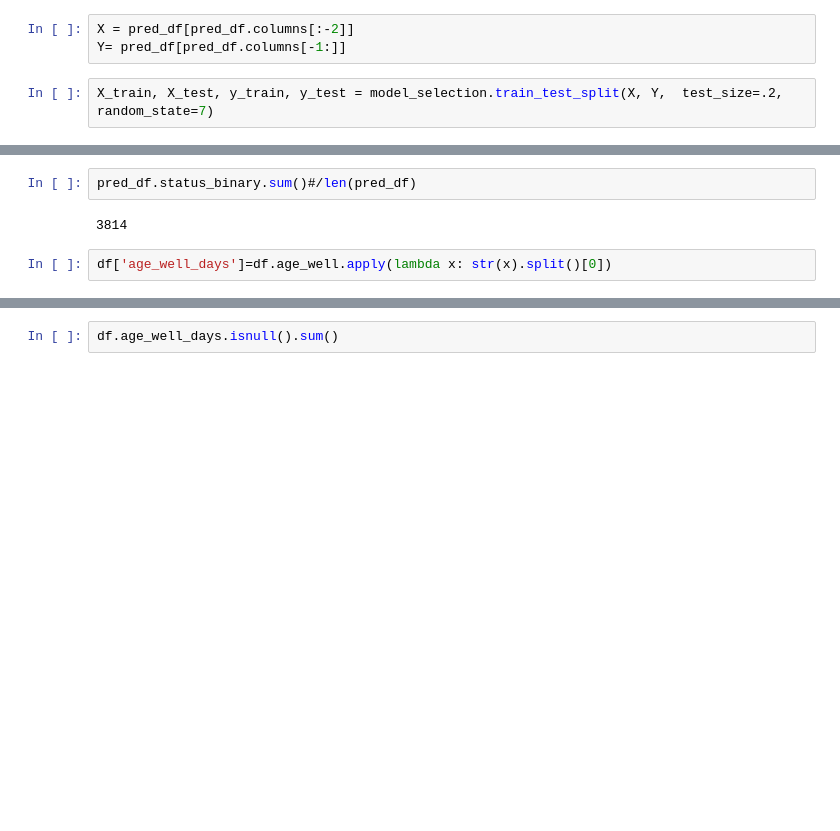
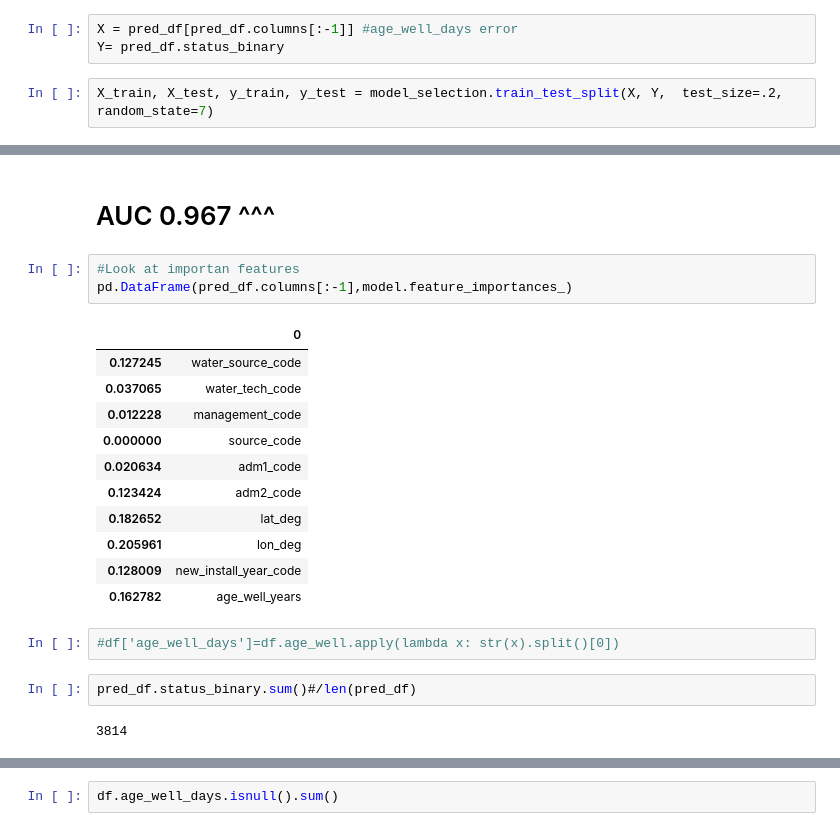
Before and after one commit to dan-watson-ucb/Capstone_Water_Access, a Jupyter notebook: Waterpoint Baseline Model.ipynb, the cells around one changed output, grey strips where cells are left out. Saved outputs shown, nothing was run; the diff lists cells and outputs as text; blank space fills up the shorter version.

```diff
--- a/Waterpoint Baseline Model.ipynb
+++ b/Waterpoint Baseline Model.ipynb
@@ -121,8 +162,8 @@ See the caveats in the documentation: http://pandas.pydata.org/pandas-docs/stabl
 # graph by install year
 # fill na's with or __MISSING__
 # %%
-X = pred_df[pred_df.columns[:-2]]
-Y= pred_df[pred_df.columns[-1:]]
+X = pred_df[pred_df.columns[:-1]] #age_well_days error
+Y= pred_df.status_binary
 # %%
 X_train, X_test, y_train, y_test = model_selection.train_test_split(X, Y,  test_size=.2, random_state=7)
 # %%
@@ -150,6 +233,23 @@ log_loss 2.98412568294
+# %% [markdown]
+# AUC 0.967 ^^^
+# %%
+#Look at importan features
+pd.DataFrame(pred_df.columns[:-1],model.feature_importances_)
+# %% [output]
+|  | 0 |
+| 0.127245 | water_source_code |
+| 0.037065 | water_tech_code |
+| 0.012228 | management_code |
+| 0.000000 | source_code |
+| 0.020634 | adm1_code |
+| 0.123424 | adm2_code |
+| 0.182652 | lat_deg |
+| 0.205961 | lon_deg |
+| 0.128009 | new_install_year_code |
+| 0.162782 | age_well_years |
+# %%
+#df['age_well_days']=df.age_well.apply(lambda x: str(x).split()[0])
 # %%
 pred_df.status_binary.sum()#/len(pred_df)
 # %% [output]
 3814
-# %%
-df['age_well_days']=df.age_well.apply(lambda x: str(x).split()[0])
```
Also changed, not shown: parts of 16 cells of this notebook.
